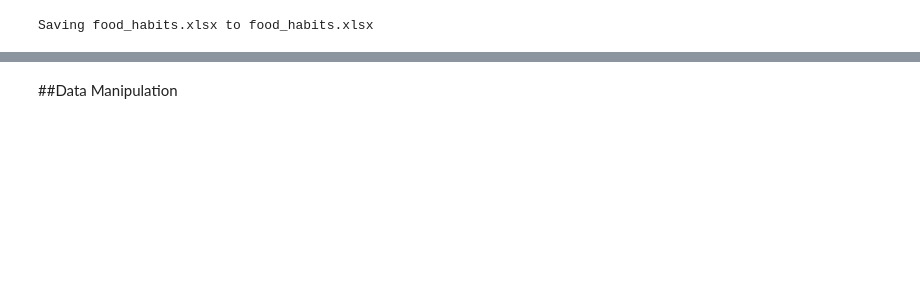
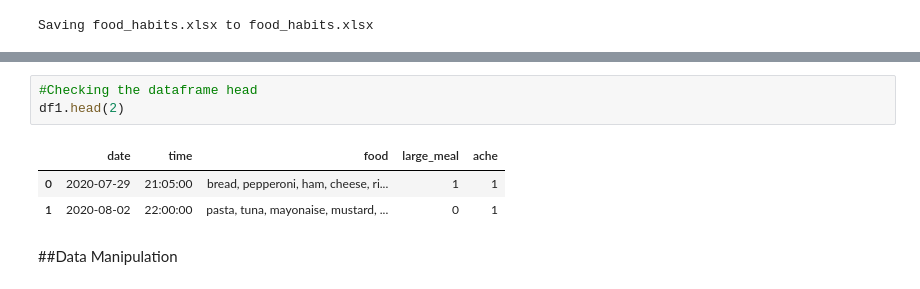
Before and after one commit to gabrielborja/python_data_analysis, a Jupyter notebook: food_habits_analytics.ipynb, the cells around one changed output, grey strips where cells are left out. Drawn from its saved outputs; the diff is of its cells as text; blank space fills up the shorter version.

```diff
--- a/food_habits_analytics.ipynb
+++ b/food_habits_analytics.ipynb
@@ -44,4 +44,11 @@ Data columns (total 5 columns):
 dtypes: datetime64[ns](1), int64(2), object(2)
 memory usage: 3.2+ KB
+# %%
+#Checking the dataframe head
+df1.head(2)
+# %% [output]
+|  | date | time | food | large_meal | ache |
+| 0 | 2020-07-29 | 21:05:00 | bread, pepperoni, ham, cheese, ri... | 1 | 1 |
+| 1 | 2020-08-02 | 22:00:00 | pasta, tuna, mayonaise, mustard, ... | 0 | 1 |
 # %% [markdown]
 ##Data Manipulation
```
Also changed, not shown: parts of 12 cells of this notebook.
